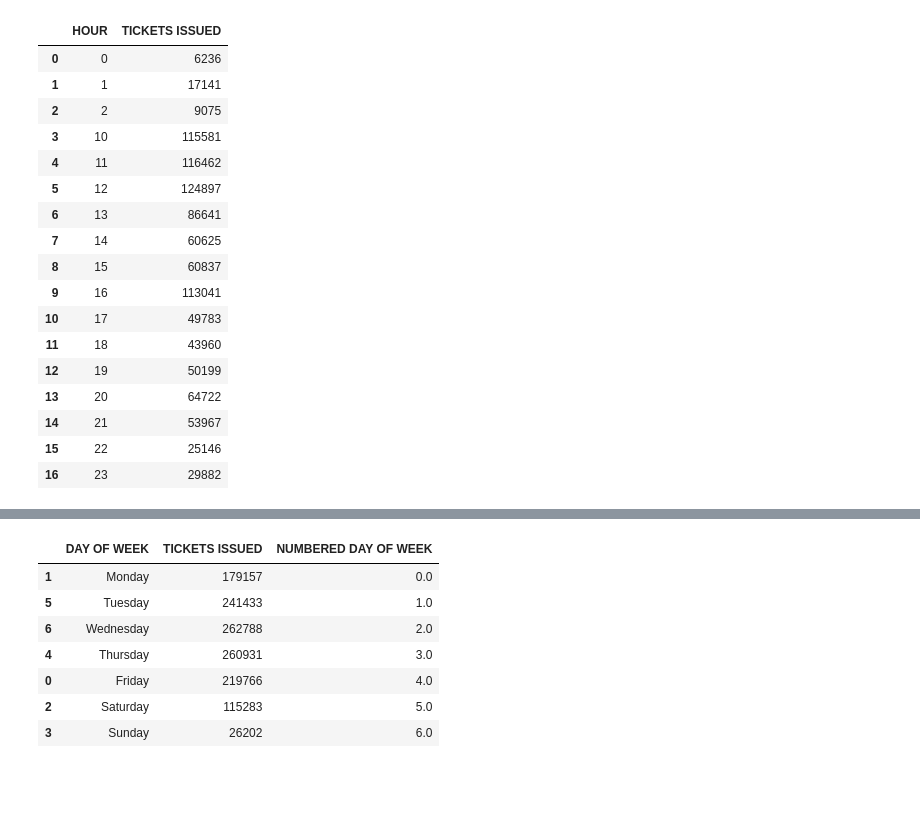
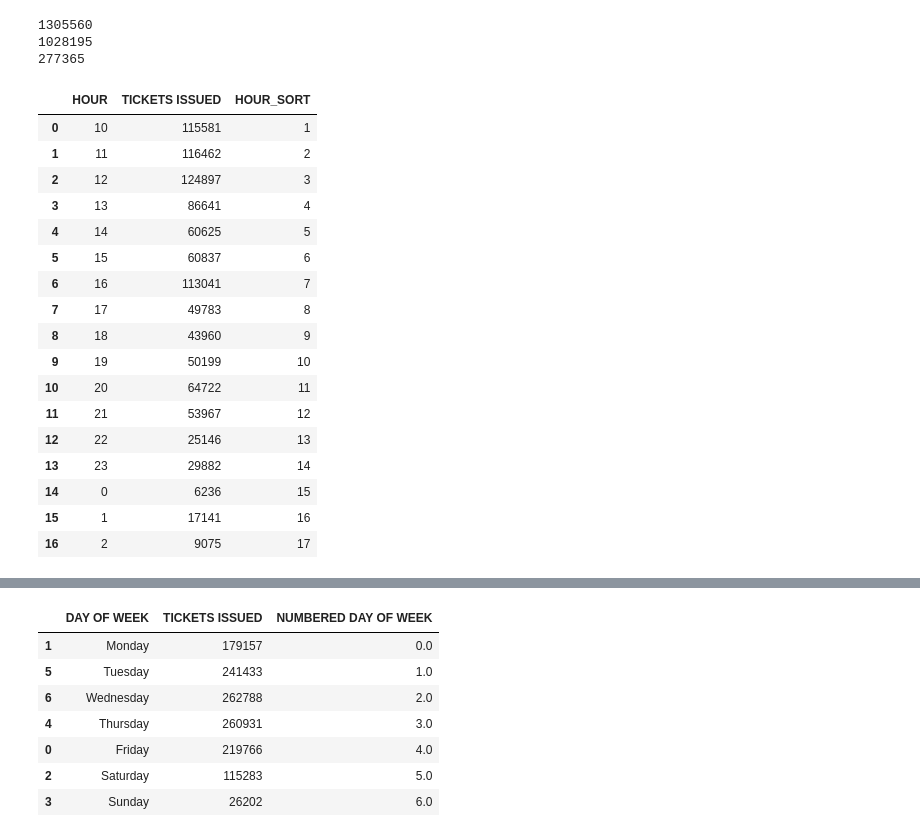
Before and after one commit to MimiB2010/ParkingTicketAnalysisInDC, a Jupyter notebook: Parking2018-HourWeekdayMonthAnalysis.ipynb, the cells around one changed output, grey strips where cells are left out. Drawn from its saved outputs; the diff is of its cells as text; code cells hidden in the pictures; blank space fills up the shorter version.

```diff
--- a/Parking2018-HourWeekdayMonthAnalysis.ipynb
+++ b/Parking2018-HourWeekdayMonthAnalysis.ipynb
@@ -57,29 +57,41 @@ Parking2018.head()
 # Parking2018.head()
 # %%
 grouped_hours = Parking2018[["OBJECTID","HOUR","MINUTE"]]
+print(len(grouped_hours))
 
 cleaned_hours = grouped_hours.drop(grouped_hours[(grouped_hours["HOUR"] == 0) & (grouped_hours["MINUTE"]==0)].index)
 cleaned_hours = cleaned_hours.drop(columns = ["MINUTE"])
 cleaned_hours = cleaned_hours.rename({"OBJECTID":"TICKETS ISSUED"},axis=1)
+print(len(cleaned_hours))
+print(len(grouped_hours) - len(cleaned_hours))
+
 cleaned_hours = cleaned_hours.groupby(["HOUR"],as_index=False).count()
+
+
+cleaned_hours["HOUR_SORT"] = [15,16,17,1,2,3,4,5,6,7,8,9,10,11,12,13,14]
+cleaned_hours = cleaned_hours.sort_values(by=["HOUR_SORT"])
+cleaned_hours = cleaned_hours.reset_index(drop=True)
 cleaned_hours
 # %% [output]
+1305560
+1028195
+277365
-|  | HOUR | TICKETS ISSUED |
-| 0 | 0 | 6236 |
-| 1 | 1 | 17141 |
-| 2 | 2 | 9075 |
-| 3 | 10 | 115581 |
-| 4 | 11 | 116462 |
-| 5 | 12 | 124897 |
-| 6 | 13 | 86641 |
-| 7 | 14 | 60625 |
-| 8 | 15 | 60837 |
-| 9 | 16 | 113041 |
-| 10 | 17 | 49783 |
-| 11 | 18 | 43960 |
-| 12 | 19 | 50199 |
-| 13 | 20 | 64722 |
-| 14 | 21 | 53967 |
-| 15 | 22 | 25146 |
-| 16 | 23 | 29882 |
+|  | HOUR | TICKETS ISSUED | HOUR_SORT |
+| 0 | 10 | 115581 | 1 |
+| 1 | 11 | 116462 | 2 |
+| 2 | 12 | 124897 | 3 |
+| 3 | 13 | 86641 | 4 |
+| 4 | 14 | 60625 | 5 |
+| 5 | 15 | 60837 | 6 |
+| 6 | 16 | 113041 | 7 |
+| 7 | 17 | 49783 | 8 |
+| 8 | 18 | 43960 | 9 |
+| 9 | 19 | 50199 | 10 |
+| 10 | 20 | 64722 | 11 |
+| 11 | 21 | 53967 | 12 |
+| 12 | 22 | 25146 | 13 |
+| 13 | 23 | 29882 | 14 |
+| 14 | 0 | 6236 | 15 |
+| 15 | 1 | 17141 | 16 |
+| 16 | 2 | 9075 | 17 |
 # %%
```
Also changed, not shown: parts of 3 cells of this notebook, 3 other files.
